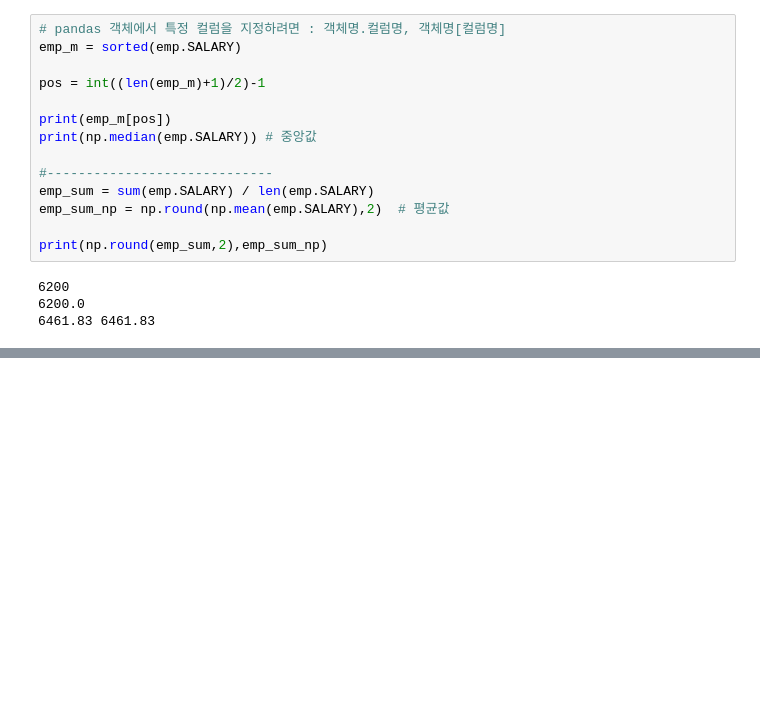
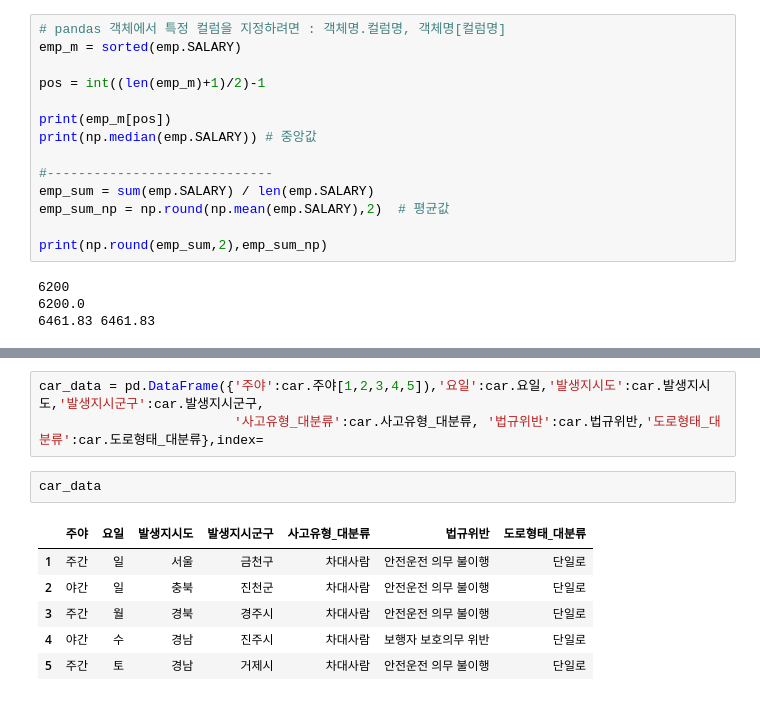
Before and after one commit to Dongcoon/statics, a Jupyter notebook: 01통계와데이터.ipynb, the cells around one changed output, grey strips where cells are left out. Cells and saved outputs as stored; diff of their text form; blank space fills up the shorter version.

```diff
--- a/01통계와데이터.ipynb
+++ b/01통계와데이터.ipynb
@@ -229,0 +382,12 @@ print(np.round(emp_sum,2),emp_sum_np)
+# %%
+car_data = pd.DataFrame({'주야':car.주야[1,2,3,4,5]),'요일':car.요일,'발생지시도':car.발생지시도,'발생지시군구':car.발생지시군구,
+                         '사고유형_대분류':car.사고유형_대분류, '법규위반':car.법규위반,'도로형태_대분류':car.도로형태_대분류},index=
+# %%
+car_data
+# %% [output]
+|  | 주야 | 요일 | 발생지시도 | 발생지시군구 | 사고유형_대분류 | 법규위반 | 도로형태_대분류 |
+| 1 | 주간 | 일 | 서울 | 금천구 | 차대사람 | 안전운전 의무 불이행 | 단일로 |
+| 2 | 야간 | 일 | 충북 | 진천군 | 차대사람 | 안전운전 의무 불이행 | 단일로 |
+| 3 | 주간 | 월 | 경북 | 경주시 | 차대사람 | 안전운전 의무 불이행 | 단일로 |
+| 4 | 야간 | 수 | 경남 | 진주시 | 차대사람 | 보행자 보호의무 위반 | 단일로 |
+| 5 | 주간 | 토 | 경남 | 거제시 | 차대사람 | 안전운전 의무 불이행 | 단일로 |
```
Also changed, not shown: parts of 23 cells of this notebook, 2 other files.
